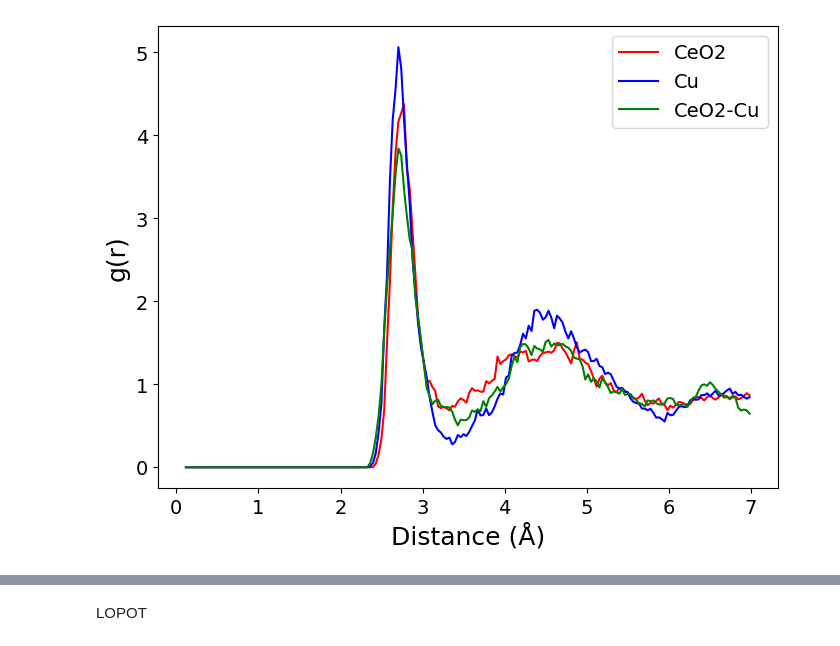
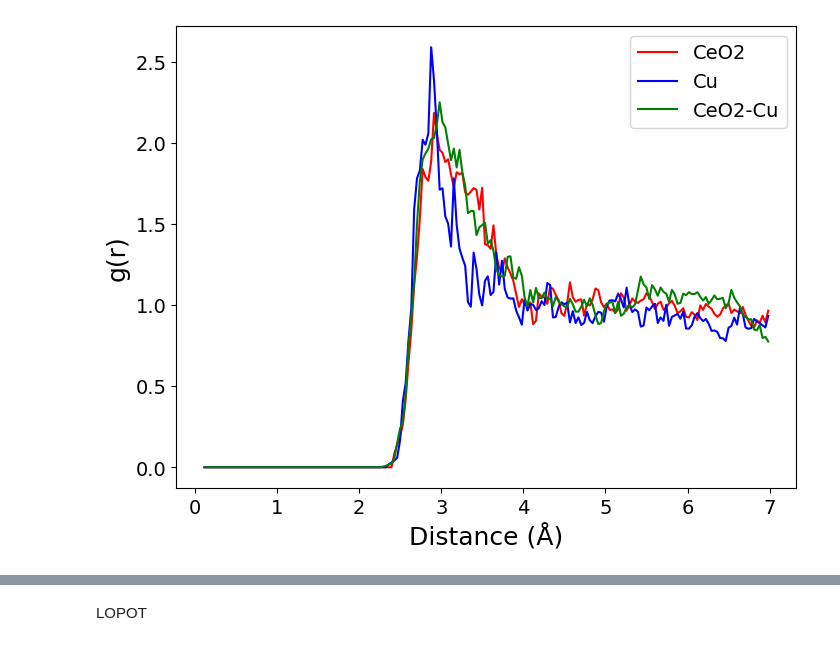
Before and after one commit to JihoonSon94/MD_Analysis, a Jupyter notebook: MD.ipynb, the cells around one changed output, grey strips where cells are left out. Cells and saved outputs as stored; diff of their text form; code cells hidden in the pictures.

```diff
--- a/MD.ipynb
+++ b/MD.ipynb
@@ -198,14 +231,12 @@ import MDAnalysis as mda
 from MDAnalysis.analysis.rdf import InterRDF
 import matplotlib.pyplot as plt
 import numpy as np
-from tkinter import filedialog
-from math import cos, sin, pi, sqrt
 from ase.io import read
 
 # CIF 파일 읽기
-atoms_1 = read("CeO2.cif")
-atoms_2 = read("Cu.cif")
-atoms_3 = read("CeO2_Cu.cif")
+atoms_1 = read("C:\\Users\\Jihoon\\Desktop\\CeO2.cif")
+atoms_2 = read("C:\\Users\\Jihoon\\Desktop\\Cu.cif")
+atoms_3 = read("C:\\Users\\Jihoon\\Desktop\\CeO2_Cu.cif")
 
 # 격자 벡터 lengths
 cellpar1 = atoms_1.cell.cellpar()
@@ -213,21 +244,10 @@ cellpar2 = atoms_2.cell.cellpar()
 cellpar3 = atoms_3.cell.cellpar()
 
 
-## convert angles to radians
-#alpha_r, beta_r, gamma_r = map(lambda x: x * pi / 180, (alpha, beta, gamma))
-#
-## volume formula for triclinic cell
-#volume = a * b * c * sqrt(
-#    1 - cos(alpha_r)**2 - cos(beta_r)**2 - cos(gamma_r)**2 +
-#    2 * cos(alpha_r) * cos(beta_r) * cos(gamma_r)
-#)
-#
-#print(f"Cell volume: {volume:.3f} Å³")
-
 # Read trajectory file using MDAnalysis
-u1 = mda.Universe("CeO2.xyz")
-u2 = mda.Universe("Cu.xyz")
-u3 = mda.Universe("CeO2_Cu.xyz")
+u1 = mda.Universe("C:\\Users\\Jihoon\\Desktop\\CeO2-pos-1.xyz")
+u2 = mda.Universe("C:\\Users\\Jihoon\\Desktop\\Cu-pos-1.xyz")
+u3 = mda.Universe("C:\\Users\\Jihoon\\Desktop\\CeO2_Cu-pos-1.xyz")
 
 u1.dimensions = np.array(cellpar1)
 u2.dimensions = np.array(cellpar2)
@@ -235,45 +255,31 @@ u3.dimensions = np.array(cellpar3)
 
 
 
-u1_ag1 = u1.select_atoms('bynum 241:288')
-u1_ag2 = u1.select_atoms('bynum 241:288')
-
-u2_ag1 = u2.select_atoms('bynum 241:288')
-u2_ag2 = u2.select_atoms('bynum 241:288')
-
-u3_ag1 = u3.select_atoms('bynum 217:261')
-u3_ag2 = u3.select_atoms('bynum 217:261')
+u1_ag1 = u1.select_atoms('name O and (prop z > 8) and (prop z < 14)')
+u2_ag1 = u2.select_atoms('name O')
+u3_ag1 = u3.select_atoms('bynum 227:274')
 
 
-# number density calculation (from all O atoms)
-#n_all = len(ag2)
-#rho_all = n_all / volume
-#print(n_all)
-#print(f"Number density of O: {rho_all:.6f} atoms/Å³")
+# RDF 계산
+rdf1 = InterRDF(u1_ag1, u1_ag1, nbins=200, range=(0.1, 7.0), norm="density")
+rdf1.run(start=500, stop=1200, step=1)
 
-# RDF 계산
-rdf1 = InterRDF(u1_ag1, u1_ag2, nbins=200, range=(0.1, 7.0), norm="density")
-rdf1.run(start=100, stop=1000, step=1)
-
-rdf2 = InterRDF(u2_ag1, u2_ag2, nbins=200, range=(0.1, 7.0), norm="density")
+rdf2 = InterRDF(u2_ag1, u2_ag1, nbins=200, range=(0.1, 7.0), norm="density")
 rdf2.run(start=1000, stop=2000, step=1)
 
-rdf3 = InterRDF(u3_ag1, u3_ag2, nbins=200, range=(0.1, 7.0), norm="density")
-rdf3.run(start=100, stop=1000, step=1)
+rdf3 = InterRDF(u3_ag1, u3_ag1, nbins=200, range=(0.1, 7.0), norm="density")
+rdf3.run(start=500, stop=1500, step=1)
 
-print(rdf1.rdf[199])
-print(rdf2.rdf[199])
-print(rdf3.rdf[199])
+print(rdf1.rdf[99])
+print(rdf2.rdf[99])
+print(rdf3.rdf[99])
 
 # 결과 시각화
 plt.figure(figsize=(8,6))
-plt.plot(rdf1.bins, rdf1.rdf, label='CeO2', color='red')
-plt.plot(rdf2.bins, rdf2.rdf, label='Cu', color='blue')
-plt.plot(rdf3.bins, rdf3.rdf, label='CeO2-Cu', color='green')
+plt.plot(rdf1.bins, rdf1.rdf / rdf1.rdf[150], label='CeO2', color='red')
+plt.plot(rdf2.bins, rdf2.rdf / rdf2.rdf[150], label='Cu', color='blue')
+plt.plot(rdf3.bins, rdf3.rdf / rdf3.rdf[150], label='CeO2-Cu', color='green')
 
-#plt.plot(rdf1.bins, rdf1.rdf / rdf1.rdf[199], label='CeO2', color='red')
-#plt.plot(rdf2.bins, rdf2.rdf / rdf2.rdf[199], label='Cu', color='blue')
-#plt.plot(rdf3.bins, rdf3.rdf / rdf3.rdf[199], label='CeO2-Cu', color='green')
 
 #plt.xlim(-0.2, 6)
 #plt.ylim(-0.2, 4.8)
@@ -284,23 +290,4 @@ plt.xticks(fontsize=14)
 plt.yticks(fontsize=14)
 #plt.title('Radial Distribution Function',fontsize=20, fontweight='bold')
 plt.show()
-
-## Coordination Number
-#r = rdf.bins
-#dr = r[1] - r[0]
-#
-#cn = np.cumsum(4 * pi * r**2 * rdf.rdf * dr)
-#
-## Coordination number 시각화
-#plt.figure()
-#plt.plot(r, cn)
-#
-##plt.xlim(0, 6)
-##plt.ylim(0, 5)
-#
-#plt.xlabel('Distance (Å)')
-#plt.ylabel('Coordination Number')
-#plt.title('Coordination Number vs Distance')
-#plt.grid(True)
-#plt.show()
 # %% [output]
@@ -310 +297 @@ plt.show()
-[figure, old version]
+[figure, new version]
```
Also changed, not shown: parts of 18 cells of this notebook.
